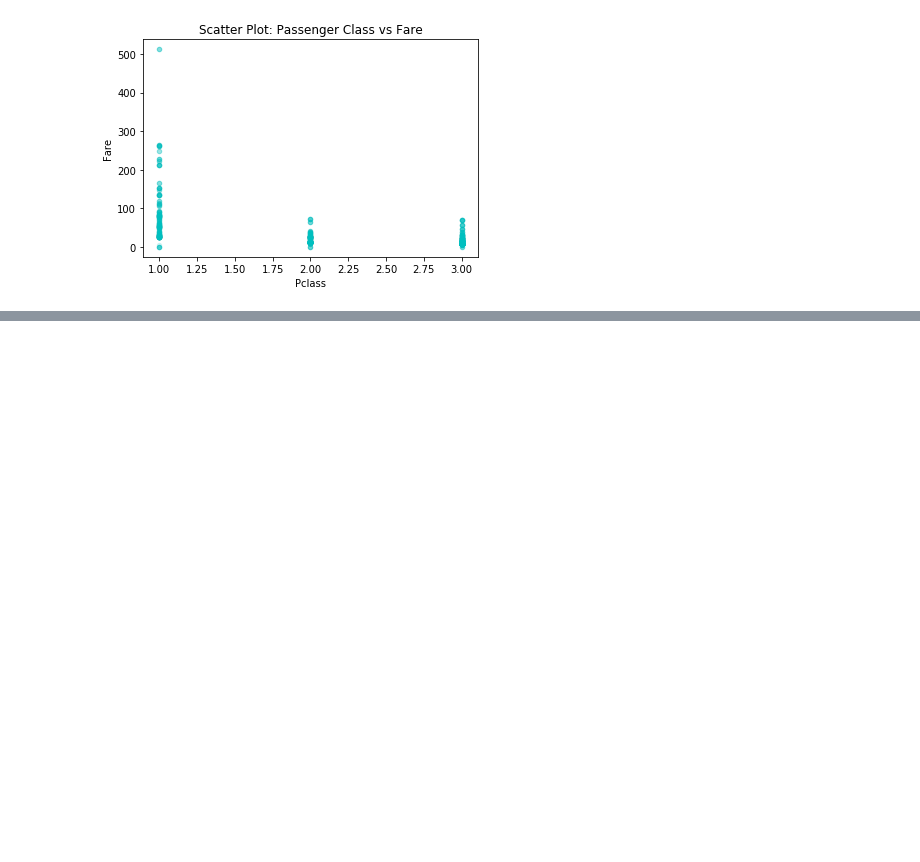
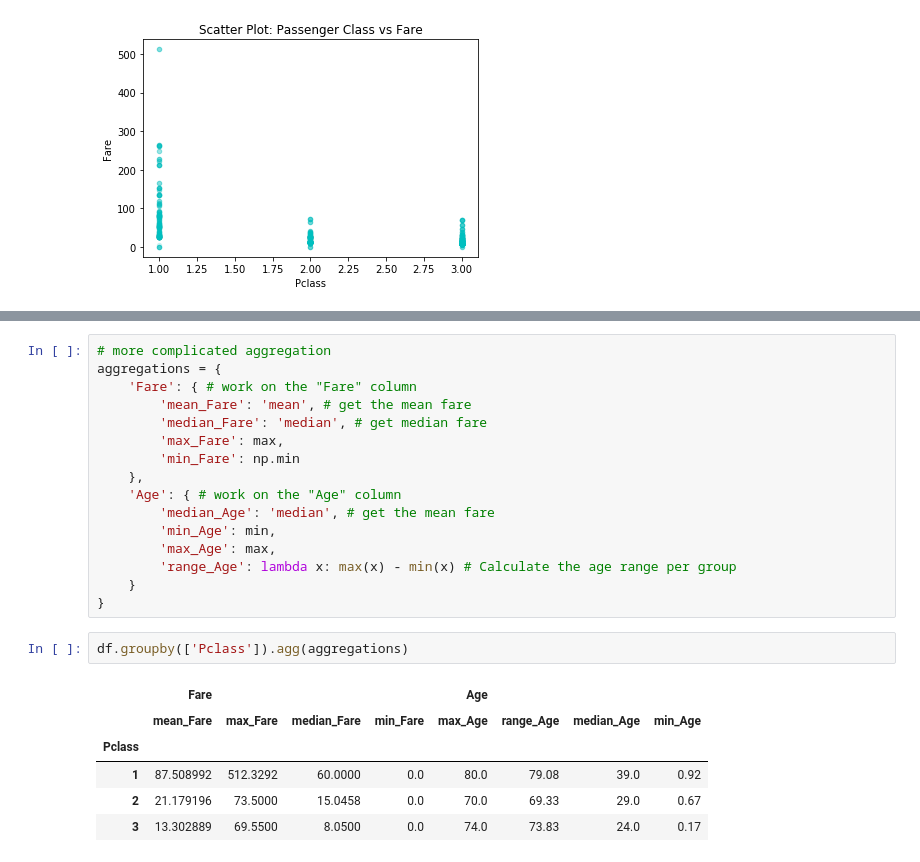
Before and after one commit to code-sleuth/titanic, a Jupyter notebook: notebooks/2.0 exploring-processing-data.ipynb, the cells around one changed output, grey strips where cells are left out. Drawn from its saved outputs; the diff is of its cells as text; blank space fills up the shorter version.

Commit message:
[Chore] EDA: Grouping and Aggregation

```diff
--- a/notebooks/2.0 exploring-processing-data.ipynb
+++ b/notebooks/2.0 exploring-processing-data.ipynb
@@ -397,0 +441,25 @@ df.plot.scatter(x='Pclass', y='Fare', color='c', alpha=0.15, title='Scatter Plot
+# %%
+# more complicated aggregation
+aggregations = {
+    'Fare': { # work on the "Fare" column
+        'mean_Fare': 'mean', # get the mean fare
+        'median_Fare': 'median', # get median fare
+        'max_Fare': max,
+        'min_Fare': np.min
+    },
+    'Age': { # work on the "Age" column
+        'median_Age': 'median', # get the mean fare
+        'min_Age': min,
+        'max_Age': max,
+        'range_Age': lambda x: max(x) - min(x) # Calculate the age range per group
+    }
+}
+# %%
+df.groupby(['Pclass']).agg(aggregations)
+# %% [output]
+|  | Fare |  |  |  | Age |  |  |  |
+|  | mean_Fare | max_Fare | median_Fare | min_Fare | max_Age | range_Age | median_Age | min_Age |
+| Pclass |  |  |  |  |  |  |  |  |
+| 1 | 87.508992 | 512.3292 | 60.0000 | 0.0 | 80.0 | 79.08 | 39.0 | 0.92 |
+| 2 | 21.179196 | 73.5000 | 15.0458 | 0.0 | 70.0 | 69.33 | 29.0 | 0.67 |
+| 3 | 13.302889 | 69.5500 | 8.0500 | 0.0 | 74.0 | 73.83 | 24.0 | 0.17 |
```
Also changed, not shown: parts of 7 cells of this notebook.
